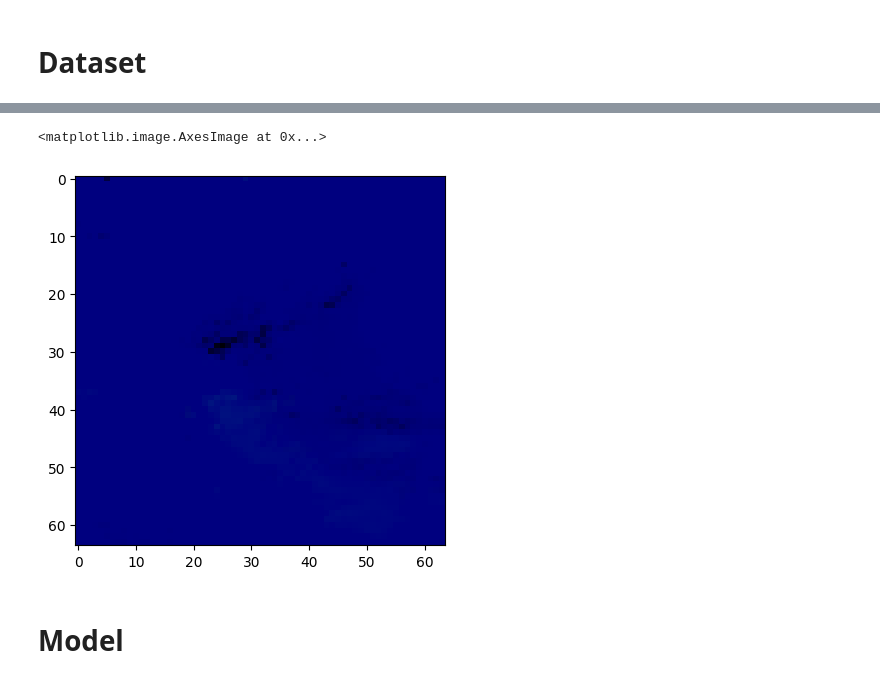
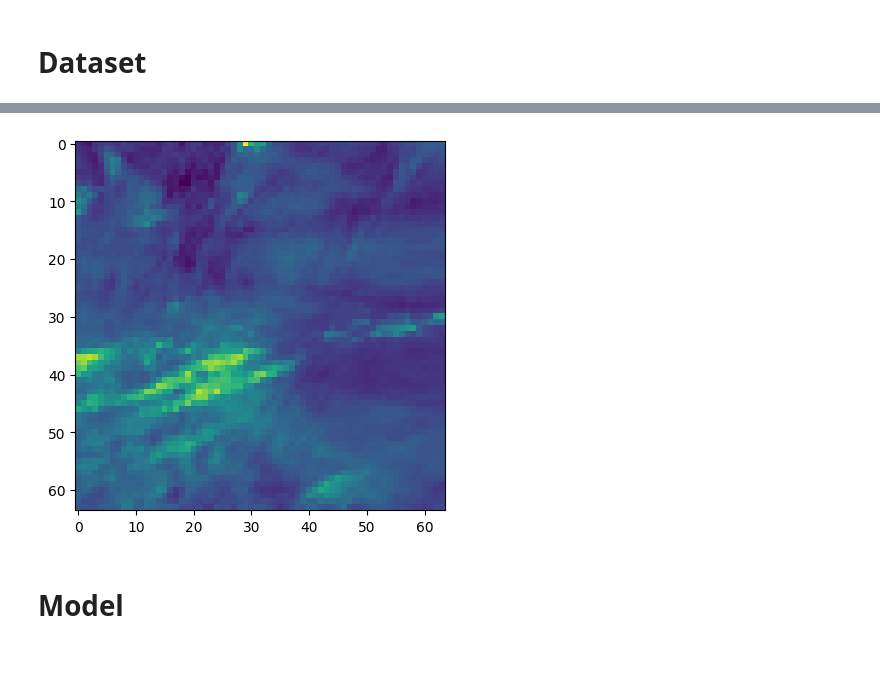
Before and after one commit to RiccardoSpolaor/cloud-movement-diffusion, a Jupyter notebook: Baseline with autoregression.ipynb, the cells around one changed output, grey strips where cells are left out. Drawn from its saved outputs; the diff is of its cells as text; code cells hidden in the pictures.

```diff
--- a/Baseline with autoregression.ipynb
+++ b/Baseline with autoregression.ipynb
@@ -177,5 +182,6 @@ Let's grab 5 samples: torch.Size([5, 4, 3, 64, 64])
 # Show the first sample image of the training dataset
 import matplotlib.pyplot as plt
 
-plt.imshow(train_ds[0][0].permute(1,2,0))
+plt.imshow(train_ds[0][0][0])
+plt.show()
 # %% [output]
@@ -183,5 +188,4 @@ WARNING:matplotlib.image:Clipping input data to the valid range for imshow with
-<matplotlib.image.AxesImage at 0x...>
-[figure, old version]
+[figure, new version]
 # %% [markdown]
 # Model
 # %%
```
Also changed, not shown: parts of 15 cells of this notebook.
